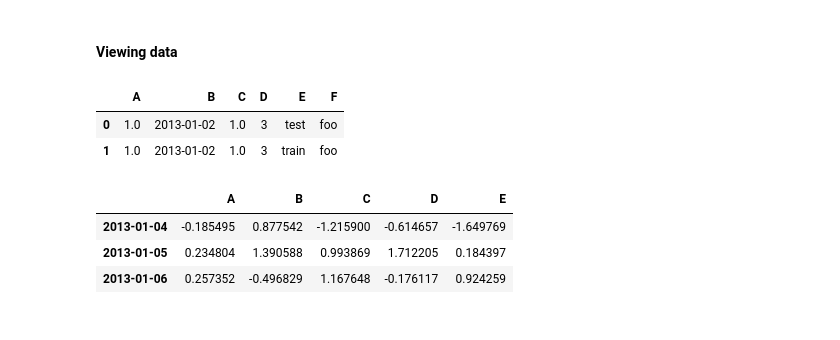
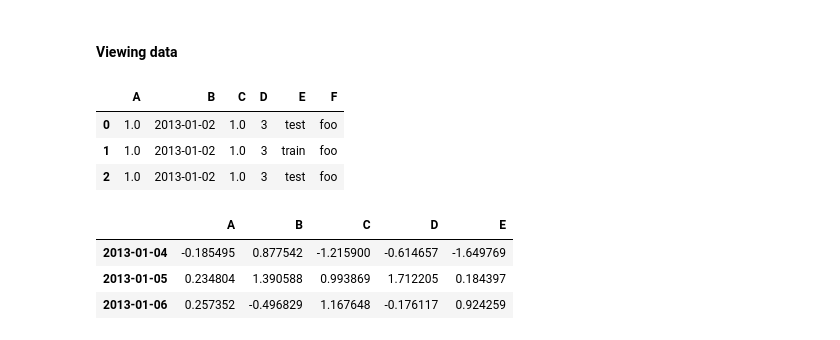
Before and after one commit to Zeeshan138063/data_science_practice, a Jupyter notebook: pandas.ipynb, the cells around one changed output. Cells and saved outputs as stored; diff of their text form; code cells hidden in the pictures.

```diff
--- a/pandas.ipynb
+++ b/pandas.ipynb
@@ -98,11 +98,12 @@ dtype: object
 # %% [markdown]
 #### Viewing data
 # %%
-df2.head(2) # fetch 2 result from the top of dtaframe
+df2.head(3) # fetch 2 result from the top of dtaframe
 # %% [output]
 |  | A | B | C | D | E | F |
 | 0 | 1.0 | 2013-01-02 | 1.0 | 3 | test | foo |
 | 1 | 1.0 | 2013-01-02 | 1.0 | 3 | train | foo |
+| 2 | 1.0 | 2013-01-02 | 1.0 | 3 | test | foo |
 # %%
 df.tail(3) # fetch 3 records from bottom
 # %% [output]
```
Also changed, not shown: parts of 16 cells of this notebook.
